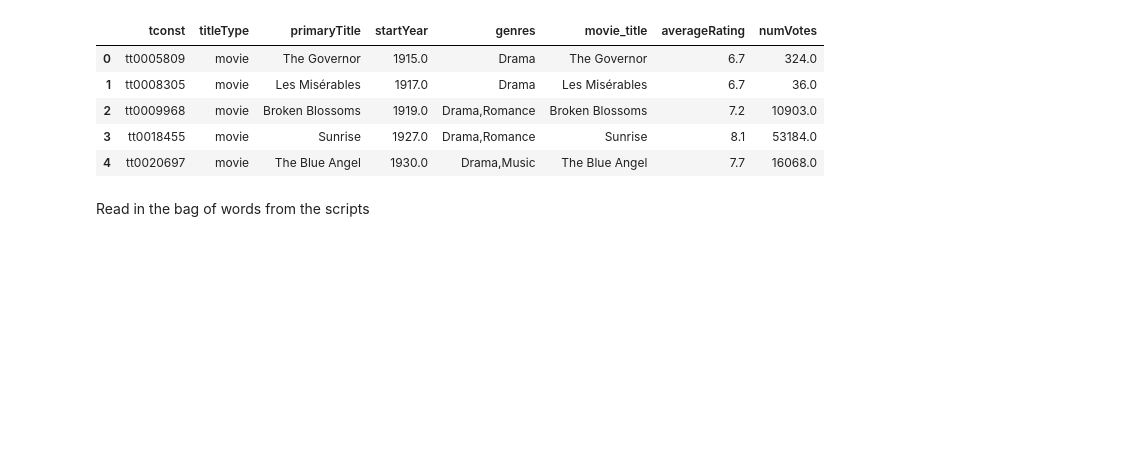
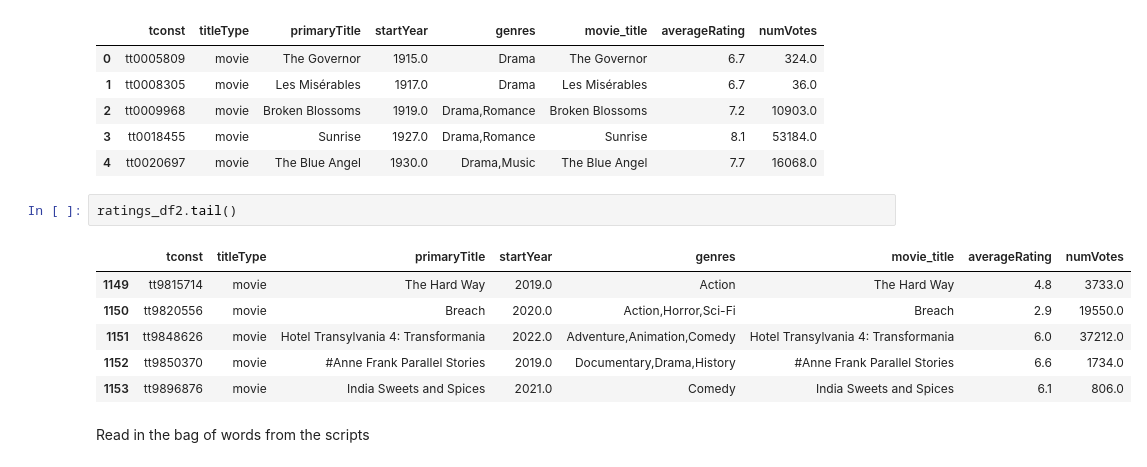
Before and after one commit to cda913/Capstone, a Jupyter notebook: C_Aitkin_EDA_Capstone.ipynb, the cells around one changed output. Drawn from its saved outputs; the diff is of its cells as text; blank space fills up the shorter version.

```diff
--- a/C_Aitkin_EDA_Capstone.ipynb
+++ b/C_Aitkin_EDA_Capstone.ipynb
@@ -33,6 +33,15 @@ ratings_df2.head()
 | 2 | tt0009968 | movie | Broken Blossoms | 1919.0 | Drama,Romance | Broken Blossoms | 7.2 | 10903.0 |
 | 3 | tt0018455 | movie | Sunrise | 1927.0 | Drama,Romance | Sunrise | 8.1 | 53184.0 |
 | 4 | tt0020697 | movie | The Blue Angel | 1930.0 | Drama,Music | The Blue Angel | 7.7 | 16068.0 |
+# %%
+ratings_df2.tail()
+# %% [output]
+|  | tconst | titleType | primaryTitle | startYear | genres | movie_title | averageRating | numVotes |
+| 1149 | tt9815714 | movie | The Hard Way | 2019.0 | Action | The Hard Way | 4.8 | 3733.0 |
+| 1150 | tt9820556 | movie | Breach | 2020.0 | Action,Horror,Sci-Fi | Breach | 2.9 | 19550.0 |
+| 1151 | tt9848626 | movie | Hotel Transylvania 4: Transformania | 2022.0 | Adventure,Animation,Comedy | Hotel Transylvania 4: Transformania | 6.0 | 37212.0 |
+| 1152 | tt9850370 | movie | #Anne Frank Parallel Stories | 2019.0 | Documentary,Drama,History | #Anne Frank Parallel Stories | 6.6 | 1734.0 |
+| 1153 | tt9896876 | movie | India Sweets and Spices | 2021.0 | Comedy | India Sweets and Spices | 6.1 | 806.0 |
 # %% [markdown]
 Read in the bag of words from the scripts
 # %%
```
Also changed, not shown: parts of 42 cells of this notebook.
